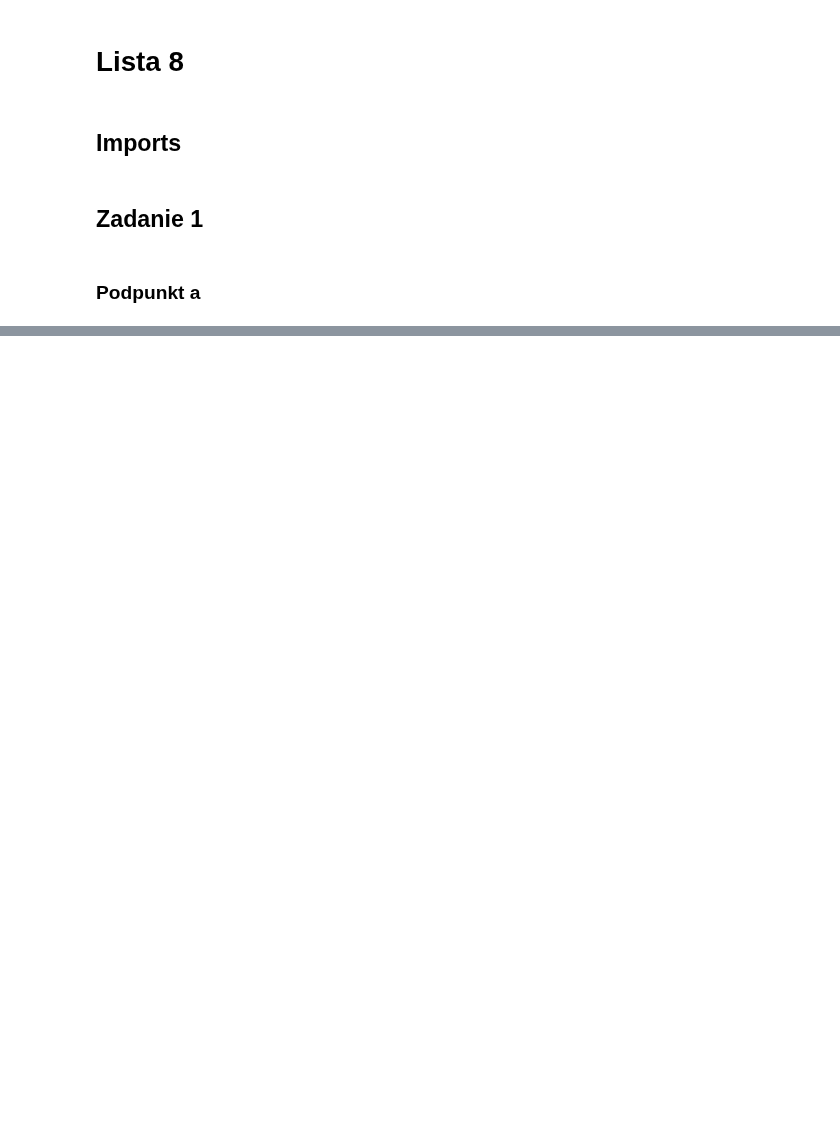
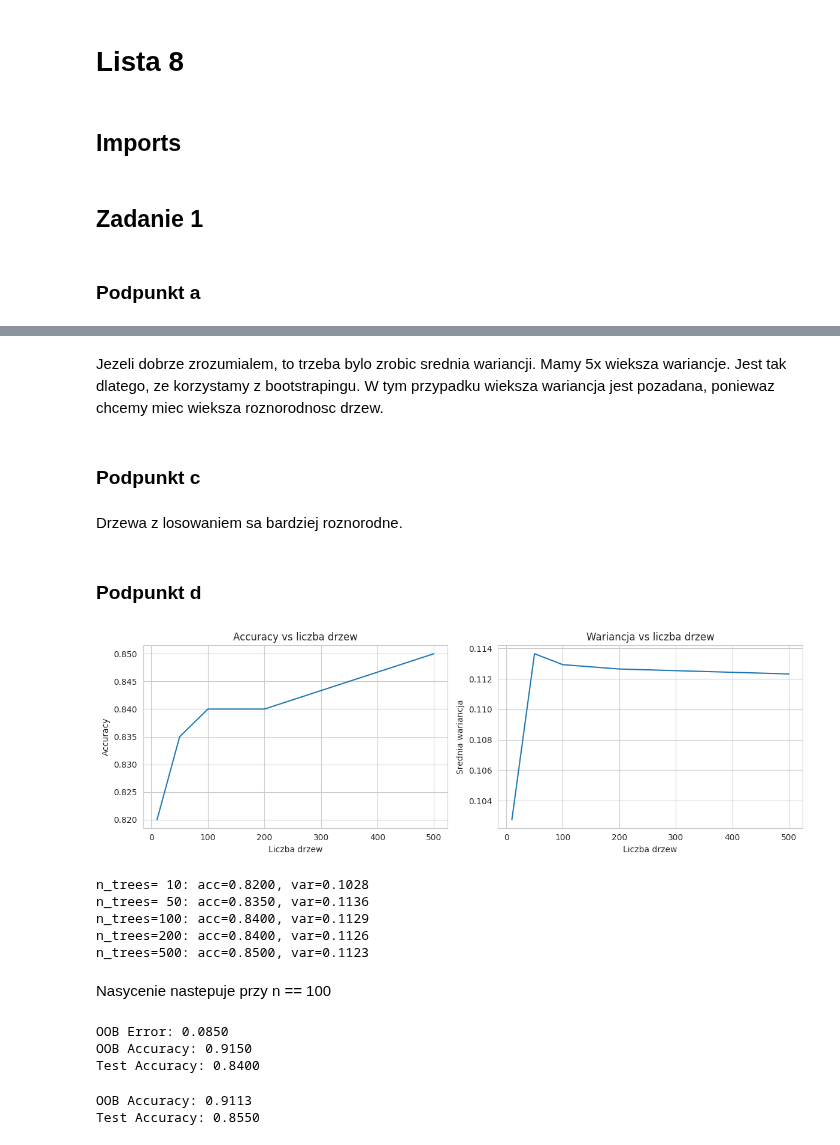
Before and after one commit to rektyyy/Artificial-Intelligence, a Jupyter notebook: ML/exercises/8/Assignment_8.ipynb, the cells around one changed output, grey strips where cells are left out. Cells and saved outputs as stored; diff of their text form; code cells hidden in the pictures; blank space fills up the shorter version.

```diff
--- a/ML/exercises/8/Assignment_8.ipynb
+++ b/ML/exercises/8/Assignment_8.ipynb
@@ -115,0 +175,13 @@ DecisionBoundaryDisplay()
+# %% [markdown]
+Jezeli dobrze zrozumialem, to trzeba bylo zrobic srednia wariancji. Mamy 5x wieksza wariancje. Jest tak dlatego, ze korzystamy z bootstrapingu. W tym przypadku wieksza wariancja jest pozadana, poniewaz chcemy miec wieksza roznorodnosc drzew.
+# %% [markdown]
+### Podpunkt c
+# %%
+def build_randomized_tree(X_train, y_train, n_trees, max_features=None):
+    trees = []
+    for seed in range(n_trees):
+        X_sample, y_sample, _ = bootstrap_sample(X_train, y_train, random_state=seed)
+        tree = DecisionTreeClassifier(max_features=max_features ,random_state=seed)
+        tree.fit(X_sample, y_sample)
+        trees.append(tree)
+    return trees
@@ -115,0 +221,44 @@ DecisionBoundaryDisplay()
+# %% [markdown]
+Drzewa z losowaniem sa bardziej roznorodne.
+# %% [markdown]
+### Podpunkt d
+# %%
+n_trees_list = [10, 50, 100, 200, 500]
+accuracies = []
+variances_mean = []
+
+for n_trees in n_trees_list:
+    trees = build_randomized_tree(X_train, y_train, n_trees=n_trees, max_features='sqrt')
+
+    preds = ensemble_predict(trees, X_test)
+    acc = np.mean(preds == y_test)
+    accuracies.append(acc)
+
+    var = calculate_prediction_variance(trees, X_test).mean()
+    variances_mean.append(var)
+
+fig, axes = plt.subplots(1, 2, figsize=(12, 4))
+axes[0].plot(n_trees_list, accuracies)
+axes[0].set_xlabel('Liczba drzew')
+axes[0].set_ylabel('Accuracy')
+axes[0].set_title('Accuracy vs liczba drzew')
+
+axes[1].plot(n_trees_list, variances_mean)
+axes[1].set_xlabel('Liczba drzew')
+axes[1].set_ylabel('Srednia wariancja')
+axes[1].set_title('Wariancja vs liczba drzew')
+
+plt.tight_layout()
+plt.show()
+
+for n, acc, var in zip(n_trees_list, accuracies, variances_mean):
+    print(f"n_trees={n:3d}: acc={acc:.4f}, var={var:.4f}")
+# %% [output]
+[figure, added]
+n_trees= 10: acc=0.8200, var=0.1028
+n_trees= 50: acc=0.8350, var=0.1136
+n_trees=100: acc=0.8400, var=0.1129
+n_trees=200: acc=0.8400, var=0.1126
+n_trees=500: acc=0.8500, var=0.1123
+# %% [markdown]
+Nasycenie nastepuje przy n == 100
@@ -115,0 +278,22 @@ DecisionBoundaryDisplay()
+# %%
+trees, oob_indices_list = build_trees_with_oob(X_train, y_train, n_trees=100)
+oob_error = calculate_oob_error(X_train, y_train, trees, oob_indices_list)
+print(f"OOB Error: {oob_error:.4f}")
+print(f"OOB Accuracy: {1 - oob_error:.4f}")
+
+
+preds = ensemble_predict(trees, X_test)
+test_acc = np.mean(preds == y_test)
+print(f"Test Accuracy: {test_acc:.4f}")
+# %% [output]
+OOB Error: 0.0850
+OOB Accuracy: 0.9150
+Test Accuracy: 0.8400
+# %%
+rf = RandomForestClassifier(n_estimators=100, max_features='sqrt', oob_score=True, random_state=42)
+rf.fit(X_train, y_train)
+print(f"OOB Accuracy: {rf.oob_score_:.4f}")
+print(f"Test Accuracy: {rf.score(X_test, y_test):.4f}")
+# %% [output]
+OOB Accuracy: 0.9113
+Test Accuracy: 0.8550
```
Also changed, not shown: parts of 15 cells of this notebook.
